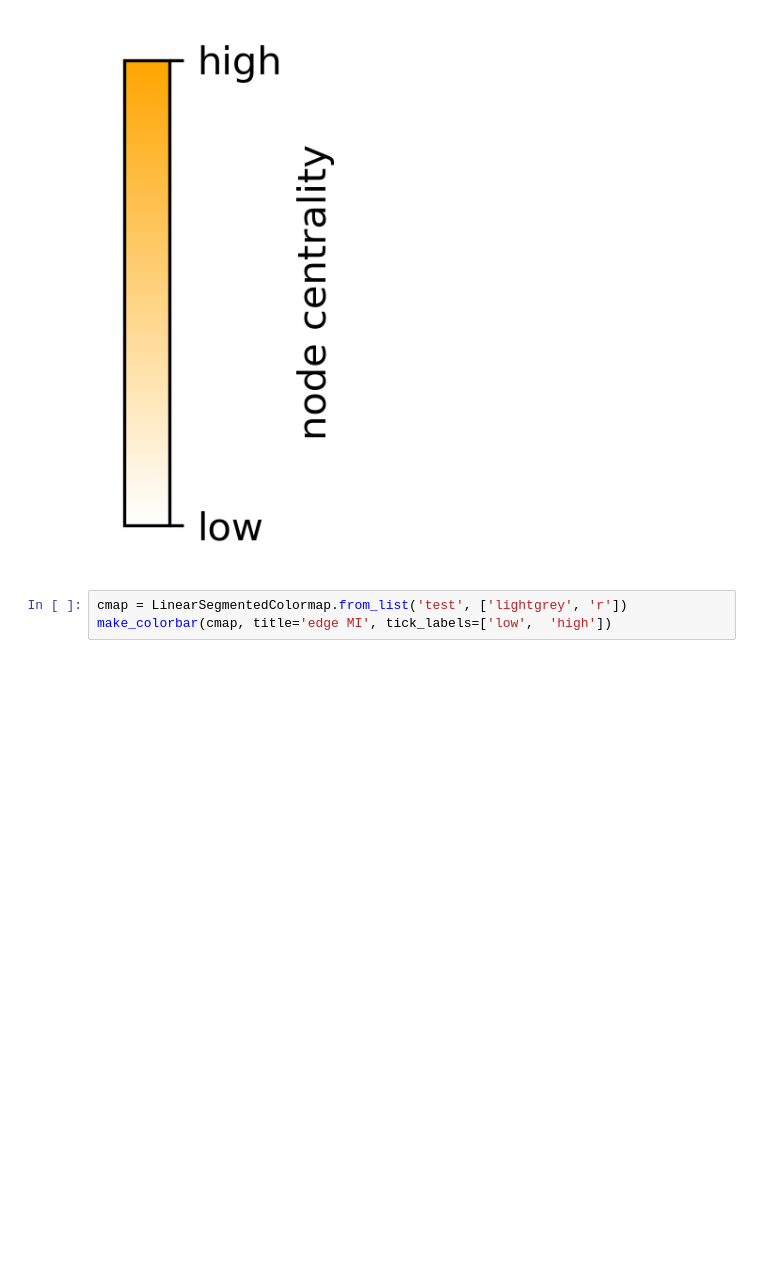
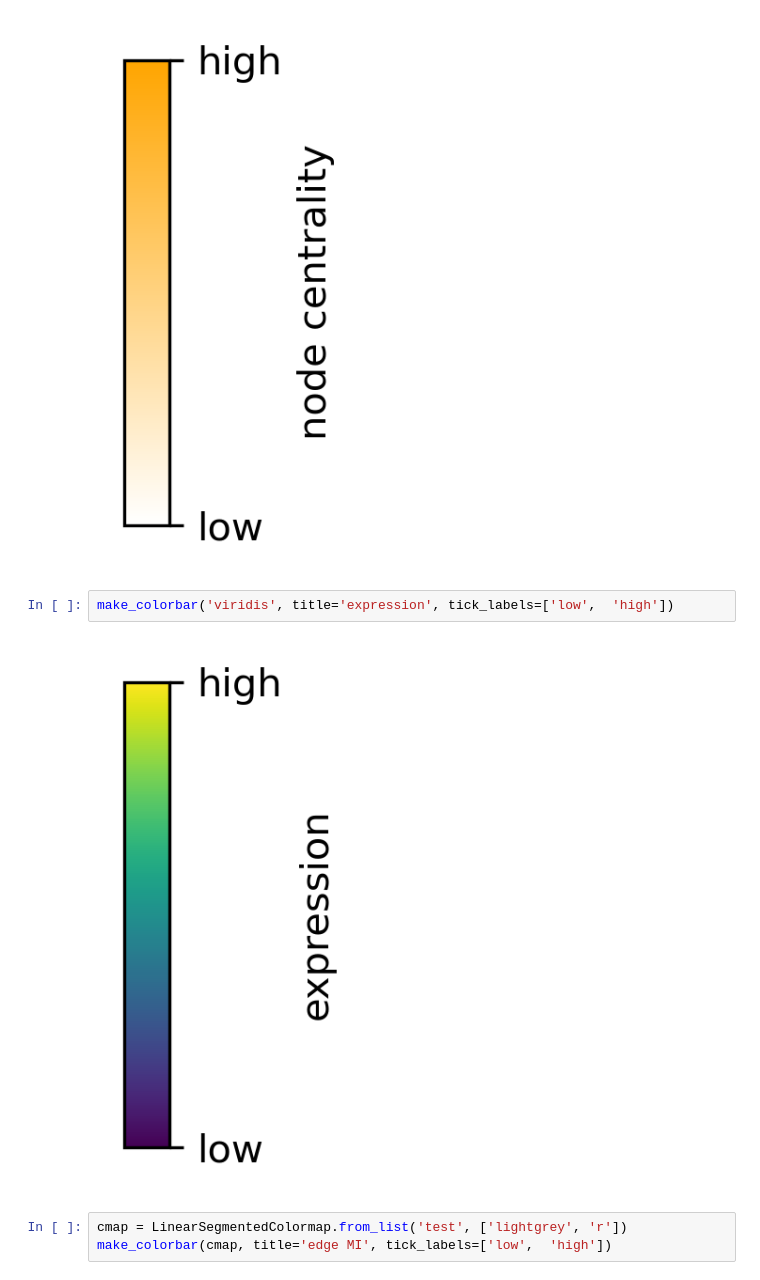
Before and after one commit to CooperStansbury/hematokytos, a Jupyter notebook: notebooks/make_colorbar.ipynb, the cells around one changed output. Saved outputs shown, nothing was run; the diff lists cells and outputs as text; blank space fills up the shorter version.

```diff
--- a/notebooks/make_colorbar.ipynb
+++ b/notebooks/make_colorbar.ipynb
@@ -31,6 +31,10 @@ cmap = LinearSegmentedColormap.from_list('test', ['w', 'orange'])
 make_colorbar(cmap, title='node centrality', tick_labels=['low',  'high'])
 # %% [output]
 [figure]
+# %%
+make_colorbar('viridis', title='expression', tick_labels=['low',  'high'])
+# %% [output]
+[figure, added]
 # %%
 cmap = LinearSegmentedColormap.from_list('test', ['lightgrey', 'r'])
 make_colorbar(cmap, title='edge MI', tick_labels=['low',  'high'])
```
Also changed, not shown: 3 other files.
